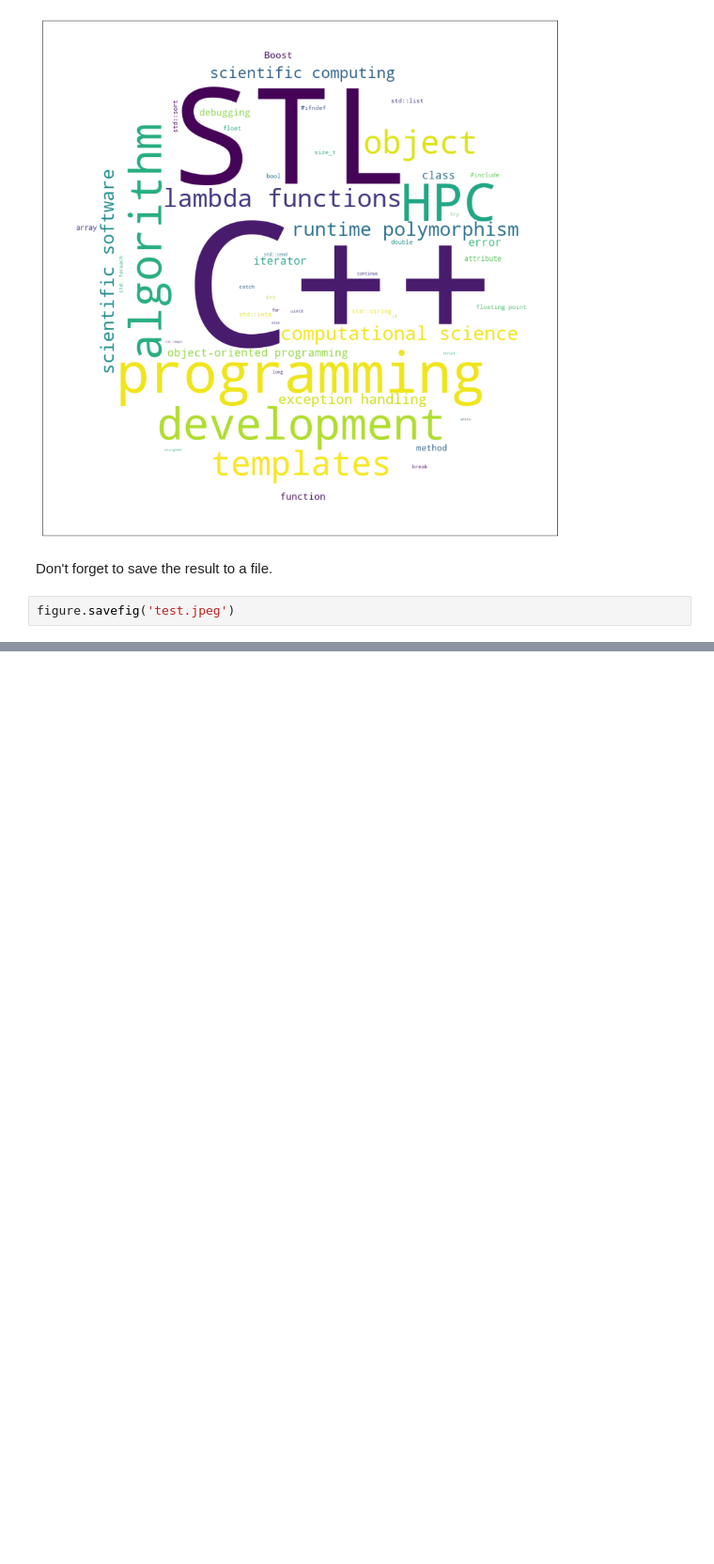
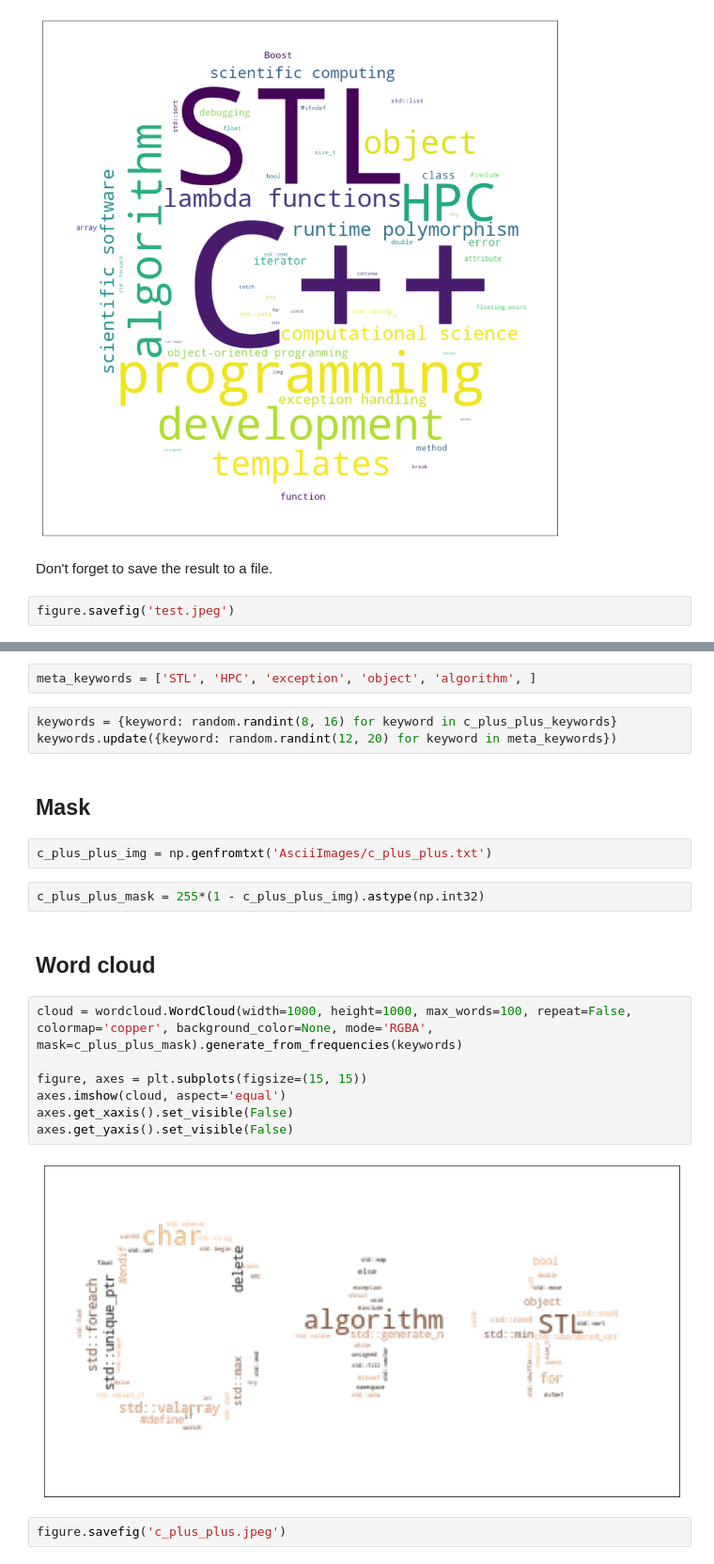
Before and after one commit to gjbex/Materializer, a Jupyter notebook: wordcloud.ipynb, the cells around one changed output, grey strips where cells are left out. Shown: that part at 94% size. Saved outputs shown, nothing was run; the diff lists cells and outputs as text; blank space fills up the shorter version.

```diff
--- a/wordcloud.ipynb
+++ b/wordcloud.ipynb
@@ -101,0 +119,24 @@ figure.savefig('test.jpeg')
+# %%
+meta_keywords = ['STL', 'HPC', 'exception', 'object', 'algorithm', ]
+# %%
+keywords = {keyword: random.randint(8, 16) for keyword in c_plus_plus_keywords}
+keywords.update({keyword: random.randint(12, 20) for keyword in meta_keywords})
+# %% [markdown]
+## Mask
+# %%
+c_plus_plus_img = np.genfromtxt('AsciiImages/c_plus_plus.txt')
+# %%
+c_plus_plus_mask = 255*(1 - c_plus_plus_img).astype(np.int32)
+# %% [markdown]
+## Word cloud
+# %%
+cloud = wordcloud.WordCloud(width=1000, height=1000, max_words=100, repeat=False, colormap='copper', background_color=None, mode='RGBA', mask=c_plus_plus_mask).generate_from_frequencies(keywords)
+
+figure, axes = plt.subplots(figsize=(15, 15))
+axes.imshow(cloud, aspect='equal')
+axes.get_xaxis().set_visible(False)
+axes.get_yaxis().set_visible(False)
+# %% [output]
+[figure, added]
+# %%
+figure.savefig('c_plus_plus.jpeg')
```
Also changed, not shown: parts of 8 cells of this notebook, 2 other files.
